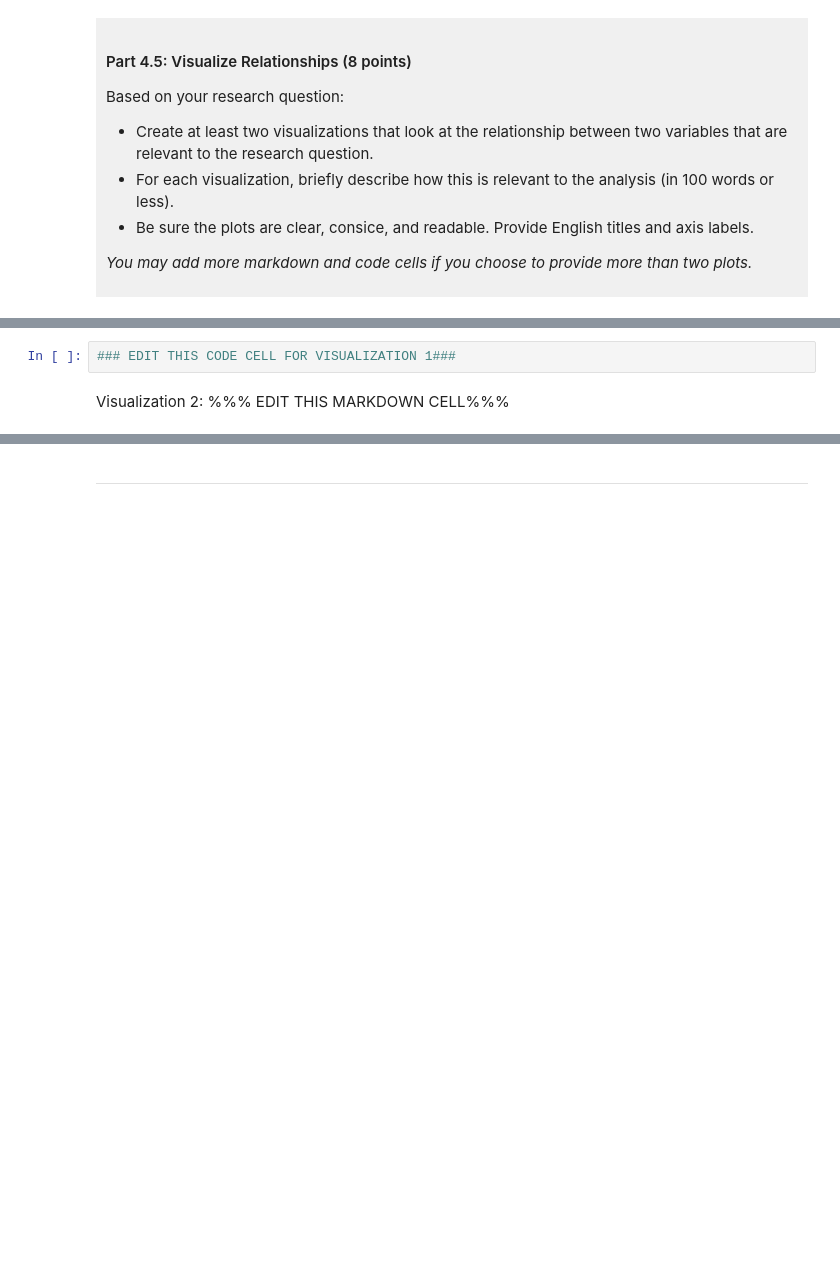
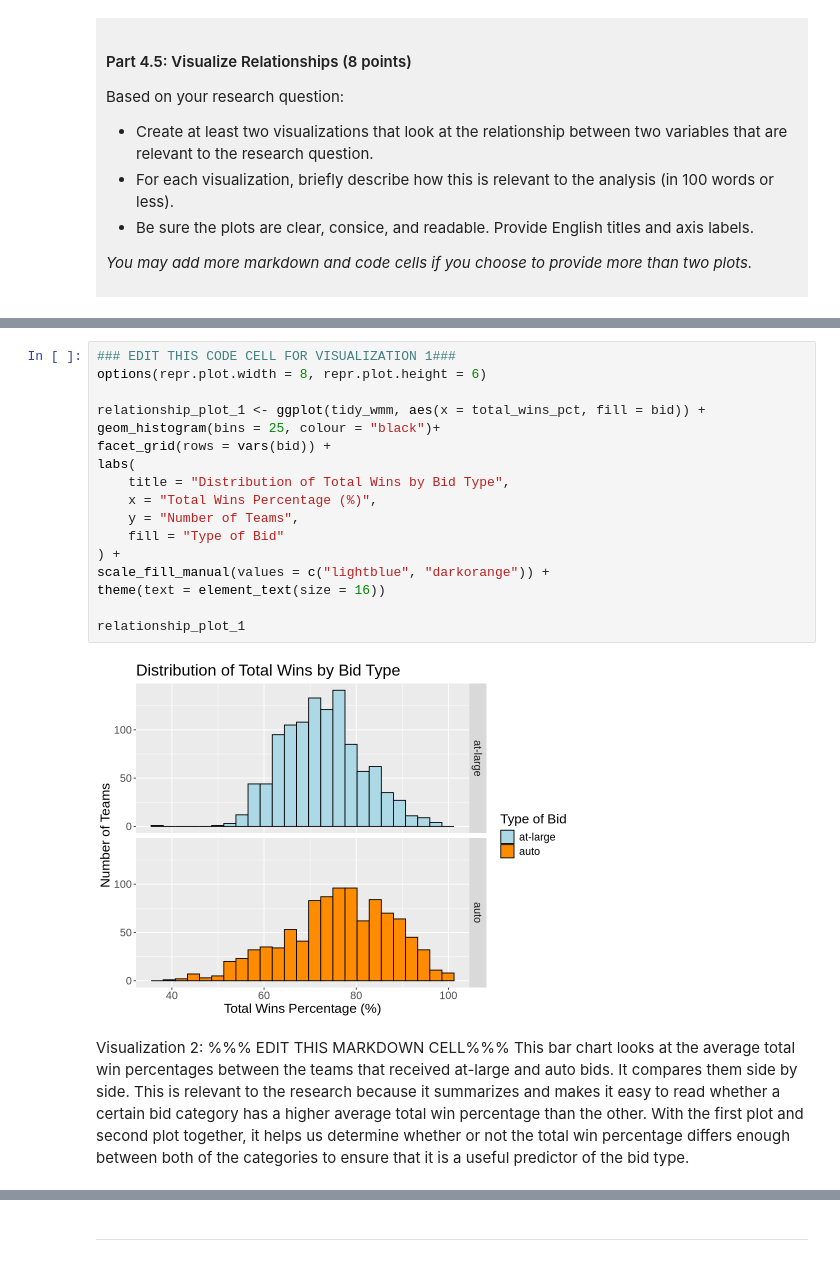
Before and after one commit to iankwada/dsci-100-project-Ian-Wada, a Jupyter notebook: dsci-100-project-notebook.ipynb, the cells around one changed output, grey strips where cells are left out. Saved outputs shown, nothing was run; the diff lists cells and outputs as text; blank space fills up the shorter version.

```diff
--- a/dsci-100-project-notebook.ipynb
+++ b/dsci-100-project-notebook.ipynb
@@ -315,6 +412,24 @@ Visualization 1: %%% EDIT THIS MARKDOWN CELL%%%
 # %%
 ### EDIT THIS CODE CELL FOR VISUALIZATION 1###
+options(repr.plot.width = 8, repr.plot.height = 6)
+
+relationship_plot_1 <- ggplot(tidy_wmm, aes(x = total_wins_pct, fill = bid)) +
+geom_histogram(bins = 25, colour = "black")+
+facet_grid(rows = vars(bid)) +
+labs(
+    title = "Distribution of Total Wins by Bid Type",
+    x = "Total Wins Percentage (%)",
+    y = "Number of Teams",
+    fill = "Type of Bid"
+) +
+scale_fill_manual(values = c("lightblue", "darkorange")) +
+theme(text = element_text(size = 16))
+
+relationship_plot_1
+# %% [output]
+[figure, added]
 # %% [markdown]
 Visualization 2: %%% EDIT THIS MARKDOWN CELL%%%
+This bar chart looks at the average total win percentages between the teams that received at-large and auto bids. It compares them side by side. This is relevant to the research because it summarizes and makes it easy to read whether a certain bid category has a higher average total win percentage than the other. With the first plot and second plot together, it helps us determine whether or not the total win percentage differs enough between both of the categories to ensure that it is a useful predictor of the bid type.
 # %%
 ### EDIT THIS CODE CELL FOR VISUALIZATION 2###
```
Also changed, not shown: parts of 10 cells of this notebook.
